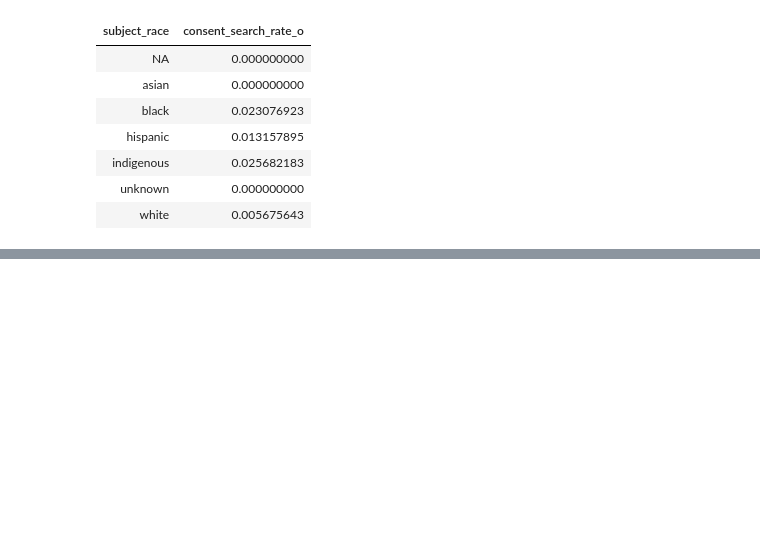
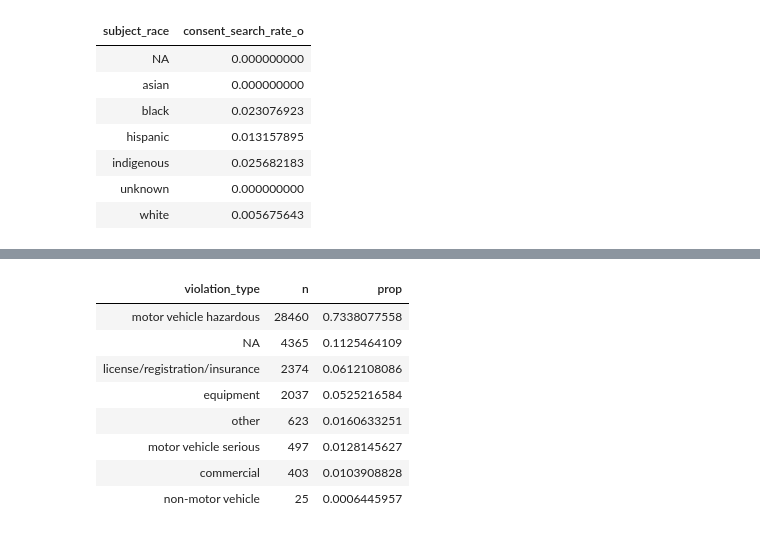
Before and after one commit to mattkiefer/biglocalpolicing, a Jupyter notebook: additional_analyses.ipynb, the cells around one changed output, grey strips where cells are left out. Cells and saved outputs as stored; diff of their text form; code cells hidden in the pictures; blank space fills up the shorter version.

```diff
--- a/additional_analyses.ipynb
+++ b/additional_analyses.ipynb
@@ -273,0 +309,17 @@ data_clean_7 %>%
+# %%
+#Top violations in overall dataset for Native American drivers
+data_clean_na <- data_clean %>% filter(subject_race == 'indigenous')
+data_clean_na %>%
+  count(violation_type) %>%
+  mutate(prop = n / sum(n)) %>%
+  arrange(desc(n))
+# %% [output]
+| violation_type | n | prop |
+| motor vehicle hazardous | 28460 | 0.7338077558 |
+| NA | 4365 | 0.1125464109 |
+| license/registration/insurance | 2374 | 0.0612108086 |
+| equipment | 2037 | 0.0525216584 |
+| other | 623 | 0.0160633251 |
+| motor vehicle serious | 497 | 0.0128145627 |
+| commercial | 403 | 0.0103908828 |
+| non-motor vehicle | 25 | 0.0006445957 |
```
Also changed, not shown: parts of 6 cells of this notebook.
